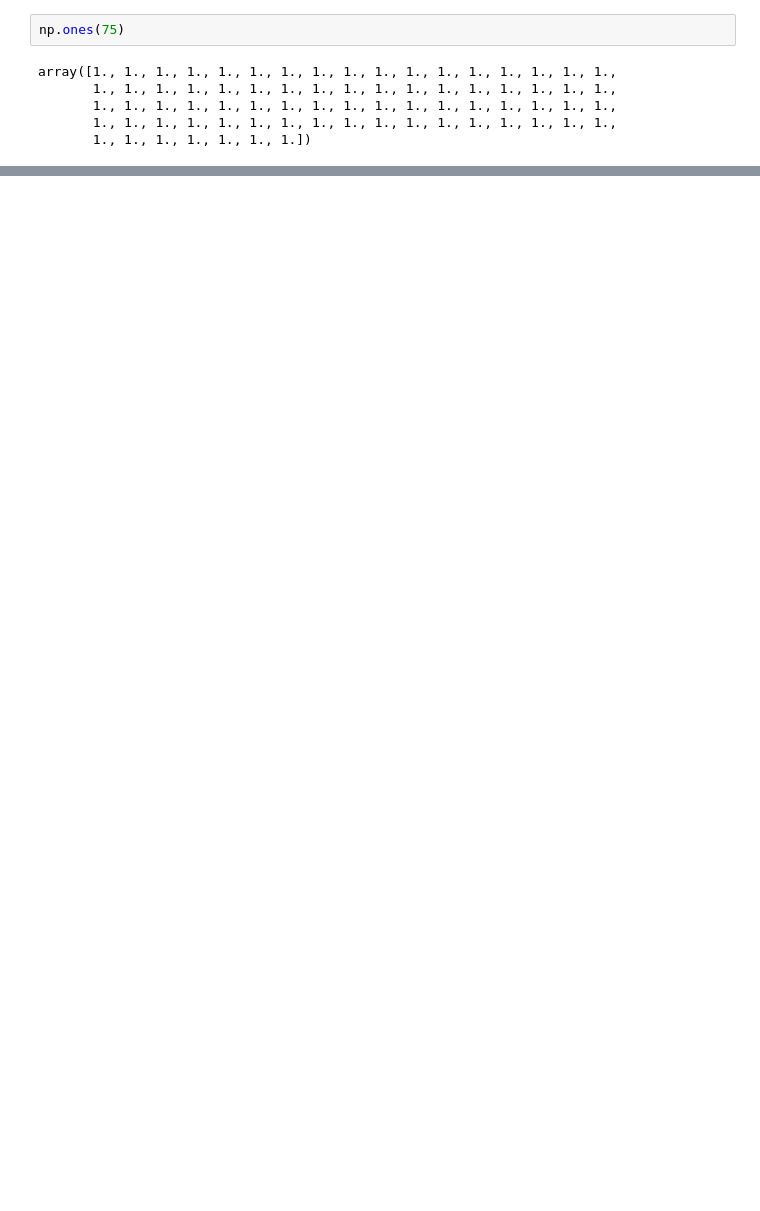
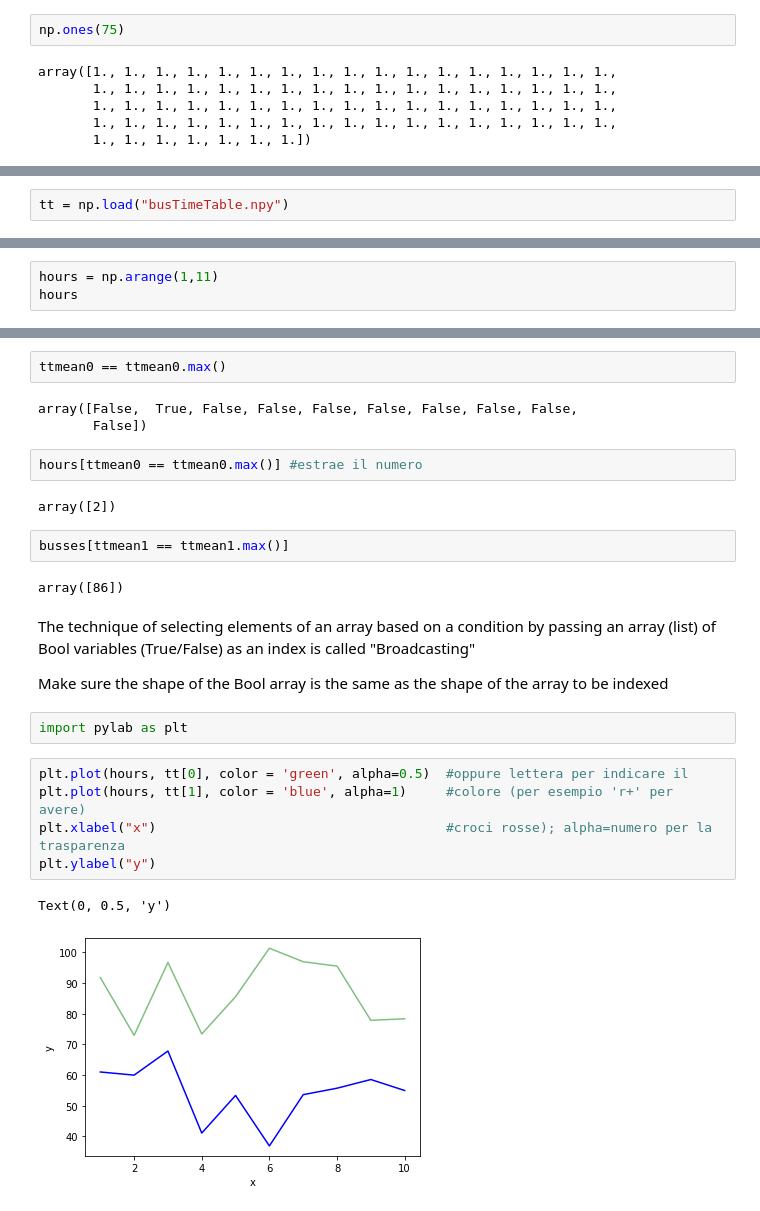
Before and after one commit to gio-bis/gittest_gbiselli, a Jupyter notebook: pyBootParma.ipynb, the cells around one changed output, grey strips where cells are left out. Drawn from its saved outputs; the diff is of its cells as text; blank space fills up the shorter version.

```diff
--- a/pyBootParma.ipynb
+++ b/pyBootParma.ipynb
@@ -312,0 +580,2 @@ ls
+# %%
+tt = np.load("busTimeTable.npy")
@@ -312,0 +661,3 @@ ls
+# %%
+hours = np.arange(1,11)
+hours
@@ -312,0 +683,27 @@ ls
+# %%
+ttmean0 == ttmean0.max()
+# %% [output]
+array([False,  True, False, False, False, False, False, False, False,
+       False])
+# %%
+hours[ttmean0 == ttmean0.max()] #estrae il numero
+# %% [output]
+array([2])
+# %%
+busses[ttmean1 == ttmean1.max()]
+# %% [output]
+array([86])
+# %% [markdown]
+The technique of selecting elements of an array based on a condition by passing an array (list) of Bool variables (True/False) as an index is called "Broadcasting"
+
+Make sure the shape of the Bool array is the same as the shape of the array to be indexed
+# %%
+import pylab as plt
+# %%
+plt.plot(hours, tt[0], color = 'green', alpha=0.5)  #oppure lettera per indicare il
+plt.plot(hours, tt[1], color = 'blue', alpha=1)     #colore (per esempio 'r+' per avere)
+plt.xlabel("x")                                     #croci rosse); alpha=numero per la trasparenza
+plt.ylabel("y")
+# %% [output]
+Text(0, 0.5, 'y')
+[figure, added]
```
Also changed, not shown: parts of 79 cells of this notebook.
